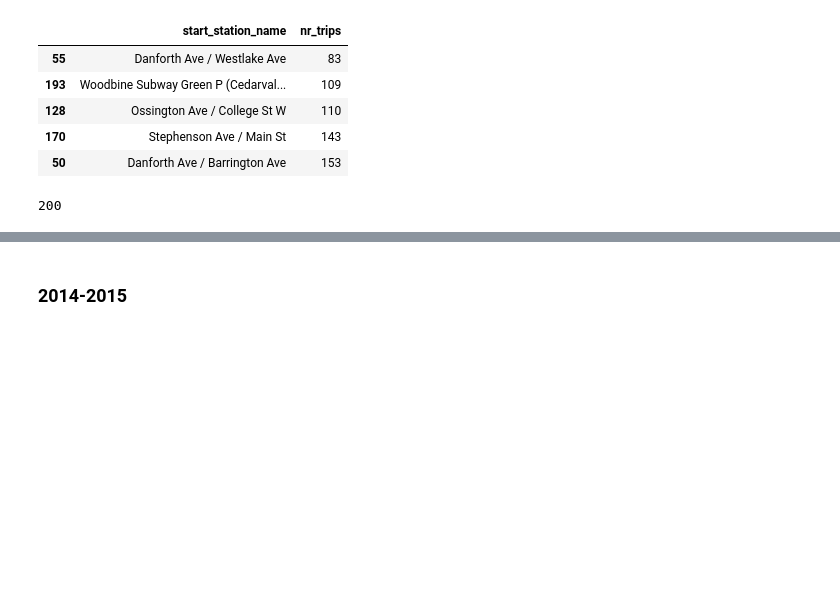
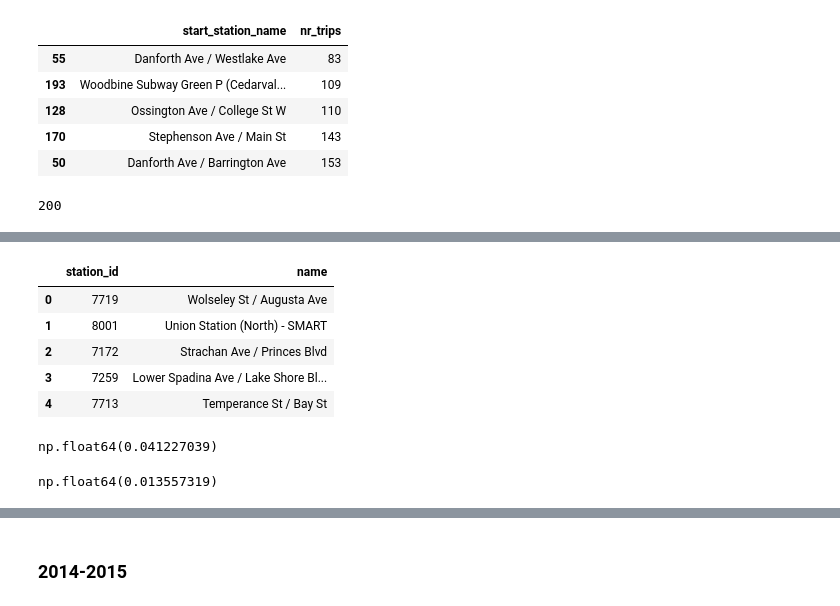
Before and after one commit to Neman-River/bikeshare_toronto, a Jupyter notebook: import_data.ipynb, the cells around one changed output, grey strips where cells are left out. Cells and saved outputs as stored; diff of their text form; code cells hidden in the pictures; blank space fills up the shorter version.

```diff
--- a/import_data.ipynb
+++ b/import_data.ipynb
@@ -1072,0 +1115,10 @@ df16.start_station_name.nunique()
+# %%
+stations_actual_names = pd.read_parquet('stations_actual_names.parquet')
+stations_actual_names.head()
+# %% [output]
+|  | station_id | name |
+| 0 | 7719 | Wolseley St / Augusta Ave |
+| 1 | 8001 | Union Station (North) - SMART |
+| 2 | 7172 | Strachan Ave / Princes Blvd |
+| 3 | 7259 | Lower Spadina Ave / Lake Shore Bl... |
+| 4 | 7713 | Temperance St / Bay St |
@@ -1072,0 +1146,12 @@ df16.start_station_name.nunique()
+# %%
+df16.memory_usage(deep=True).sum()/1e9
+# %% [output]
+np.float64(0.041227039)
+# %%
+# final optimization:
+# df16.info()
+
+df16 = optimize_df(df16)
+df16.memory_usage(deep=True).sum()/1e9
+# %% [output]
+np.float64(0.013557319)
```
Also changed, not shown: parts of 10 cells of this notebook.
